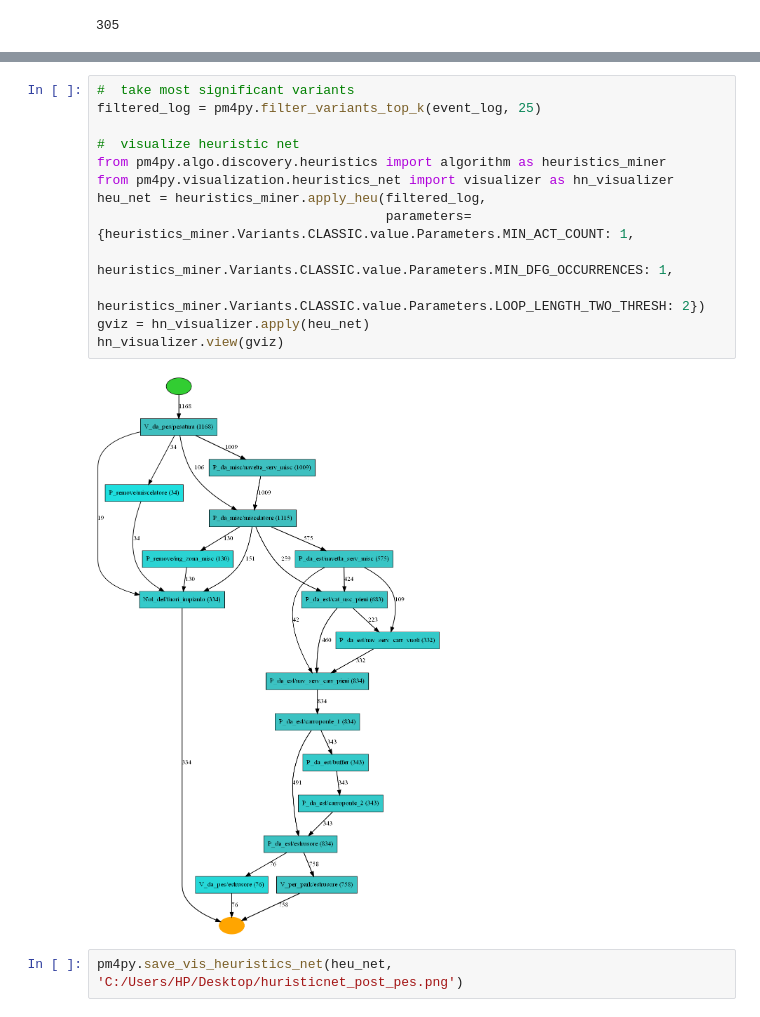
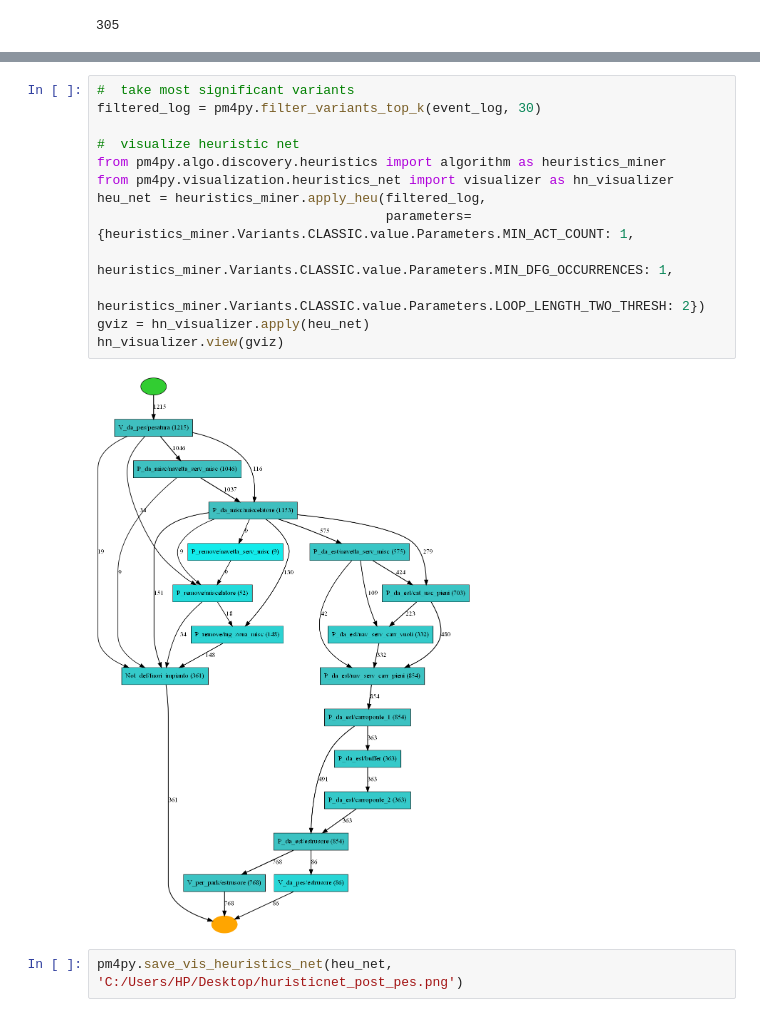
Before and after one commit to marcogiacomin/EuroMasterDataAnalysis, a Jupyter notebook: 2) Fitting distribution of the process.ipynb, the cells around one changed output, grey strips where cells are left out. Cells and saved outputs as stored; diff of their text form.

```diff
--- a/2) Fitting distribution of the process.ipynb
+++ b/2) Fitting distribution of the process.ipynb
@@ -116,18 +120,18 @@ variants_count
 # %%
 #  take most significant variants
-filtered_log = pm4py.filter_variants_top_k(event_log, 25)
+filtered_log = pm4py.filter_variants_top_k(event_log, 30)
 
 #  visualize heuristic net
 from pm4py.algo.discovery.heuristics import algorithm as heuristics_miner
 from pm4py.visualization.heuristics_net import visualizer as hn_visualizer
 heu_net = heuristics_miner.apply_heu(filtered_log,
                                      parameters={heuristics_miner.Variants.CLASSIC.value.Parameters.MIN_ACT_COUNT: 1,
                                                 heuristics_miner.Variants.CLASSIC.value.Parameters.MIN_DFG_OCCURRENCES: 1,
                                                 heuristics_miner.Variants.CLASSIC.value.Parameters.LOOP_LENGTH_TWO_THRESH: 2})
 gviz = hn_visualizer.apply(heu_net)
 hn_visualizer.view(gviz)
 # %% [output]
-[figure, old version]
+[figure, new version]
 # %%
 pm4py.save_vis_heuristics_net(heu_net, 'C:/Users/HP/Desktop/huristicnet_post_pes.png')
 # %% [markdown]
```
Also changed, not shown: parts of 3 cells of this notebook, 2 other files.
